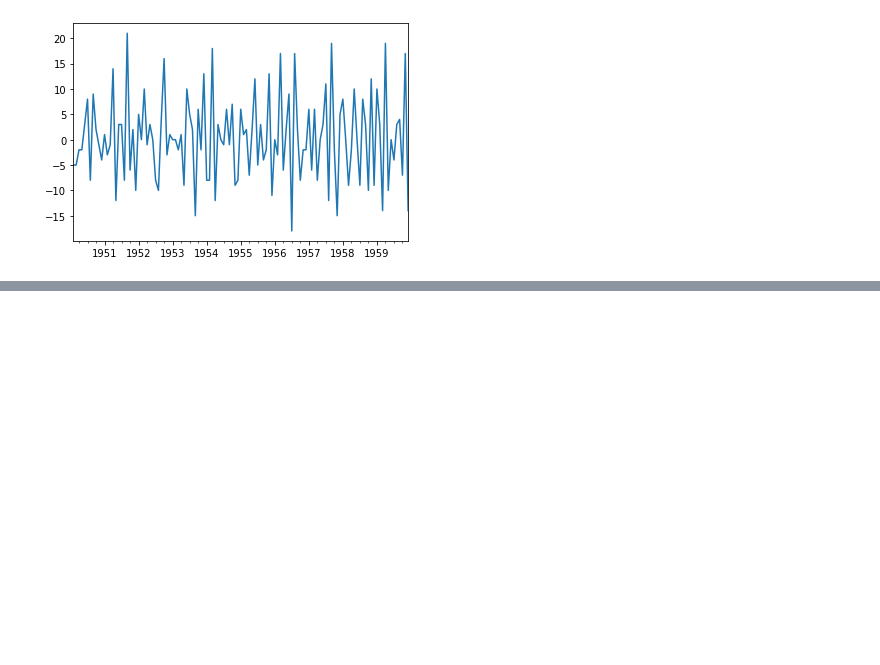
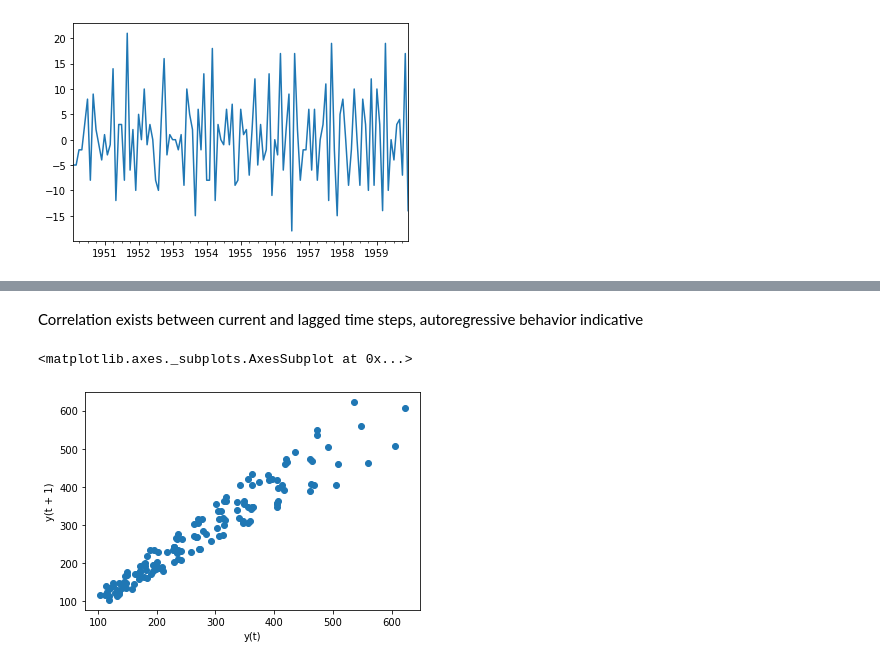
Before and after one commit to Ashwins9001/TimeSeriesAnalysis, a Jupyter notebook: Forecasting.ipynb, the cells around one changed output, grey strips where cells are left out. Drawn from its saved outputs; the diff is of its cells as text; code cells hidden in the pictures; blank space fills up the shorter version.

```diff
--- a/Forecasting_Stationarity.ipynb
+++ b/Forecasting.ipynb
@@ -135,0 +167,7 @@ diff(samples_data['b'], k_diff=1).plot()
+# %% [markdown]
+Correlation exists between current and lagged time steps, autoregressive behavior indicative
+# %%
+lag_plot(passenger_data['Thousands of Passengers'])
+# %% [output]
+<matplotlib.axes._subplots.AxesSubplot at 0x...>
+[figure, added]
```
Also changed, not shown: parts of 41 cells of this notebook.
